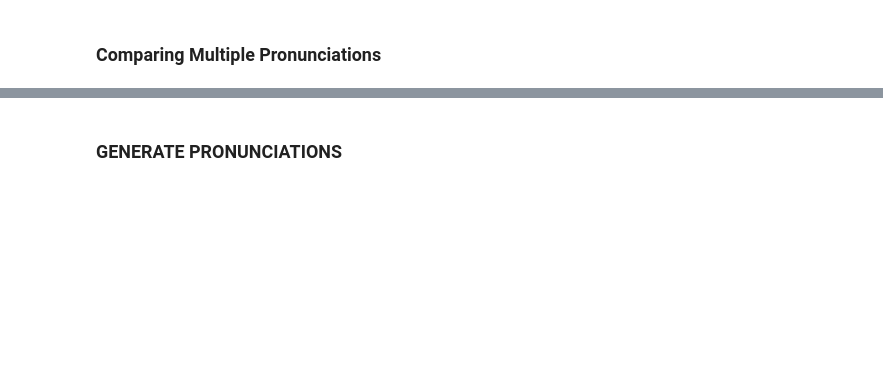
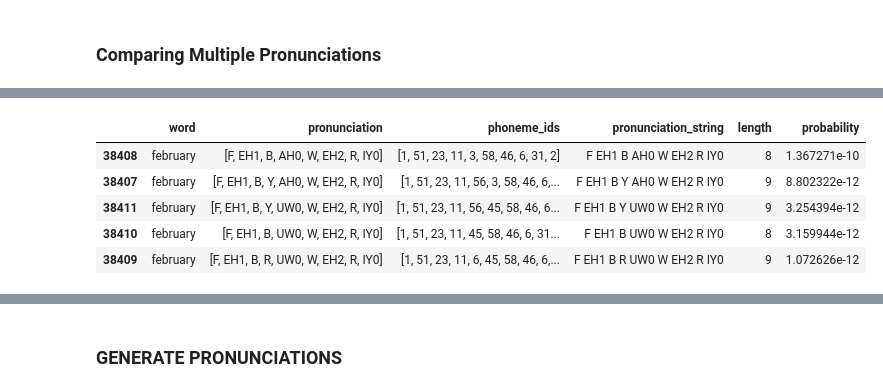
Before and after one commit to colinpollock/sonorant, a Jupyter notebook: LM RNN.ipynb, the cells around one changed output, grey strips where cells are left out. Saved outputs shown, nothing was run; the diff lists cells and outputs as text; code cells hidden in the pictures; blank space fills up the shorter version.

```diff
--- a/LM RNN.ipynb
+++ b/LM RNN.ipynb
@@ -300,0 +263,9 @@ df[df.word=='pajamas'].sort_values('probability', ascending=False)
+# %%
+df[df.word == 'february'].sort_values('probability', ascending=False)
+# %% [output]
+|  | word | pronunciation | phoneme_ids | pronunciation_string | length | probability |
+| 38408 | february | [F, EH1, B, AH0, W, EH2, R, IY0] | [1, 51, 23, 11, 3, 58, 46, 6, 31, 2] | F EH1 B AH0 W EH2 R IY0 | 8 | 1.367271e-10 |
+| 38407 | february | [F, EH1, B, Y, AH0, W, EH2, R, IY0] | [1, 51, 23, 11, 56, 3, 58, 46, 6,... | F EH1 B Y AH0 W EH2 R IY0 | 9 | 8.802322e-12 |
+| 38411 | february | [F, EH1, B, Y, UW0, W, EH2, R, IY0] | [1, 51, 23, 11, 56, 45, 58, 46, 6... | F EH1 B Y UW0 W EH2 R IY0 | 9 | 3.254394e-12 |
+| 38410 | february | [F, EH1, B, UW0, W, EH2, R, IY0] | [1, 51, 23, 11, 45, 58, 46, 6, 31... | F EH1 B UW0 W EH2 R IY0 | 8 | 3.159944e-12 |
+| 38409 | february | [F, EH1, B, R, UW0, W, EH2, R, IY0] | [1, 51, 23, 11, 6, 45, 58, 46, 6,... | F EH1 B R UW0 W EH2 R IY0 | 9 | 1.072626e-12 |
```
Also changed, not shown: parts of 31 cells of this notebook, 2 other files.
